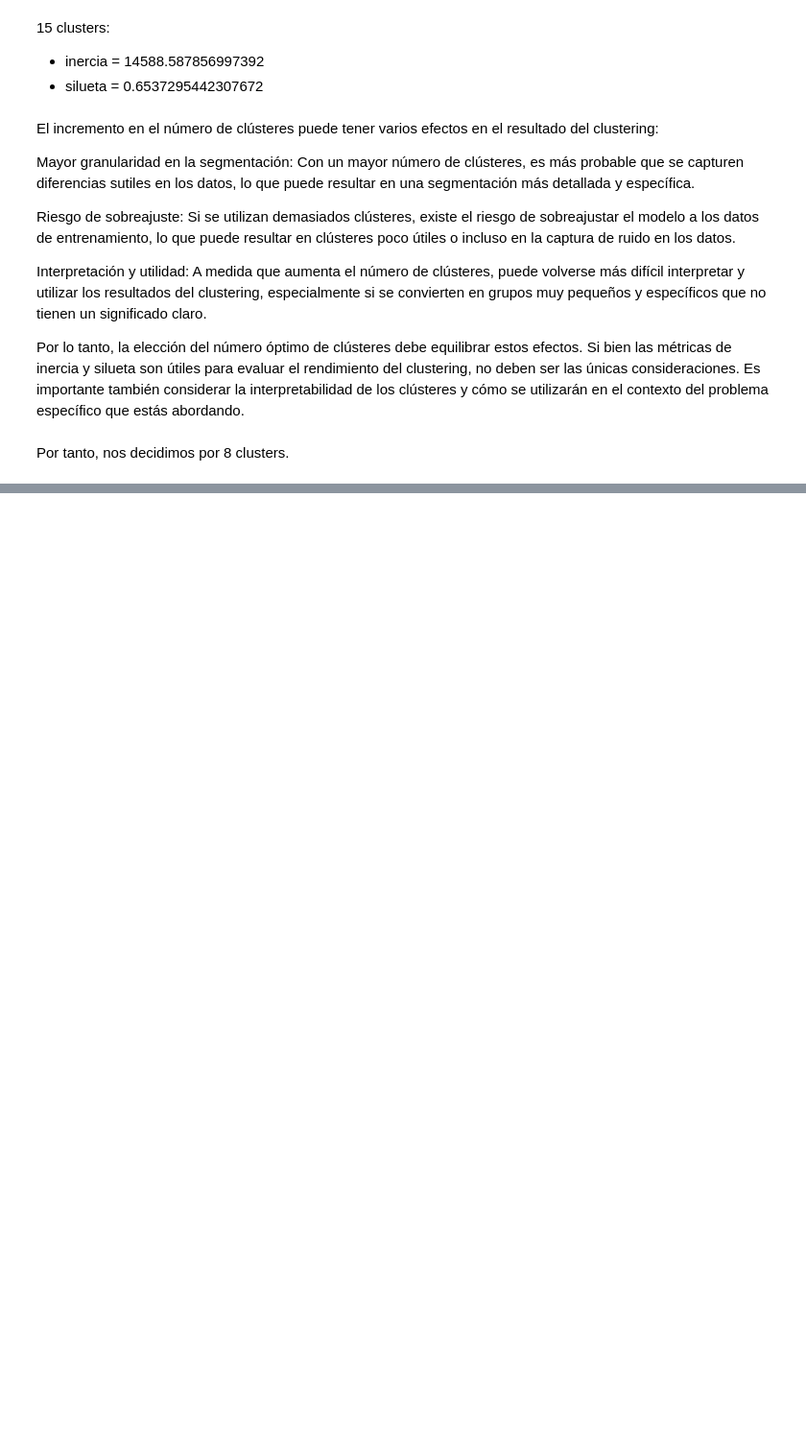
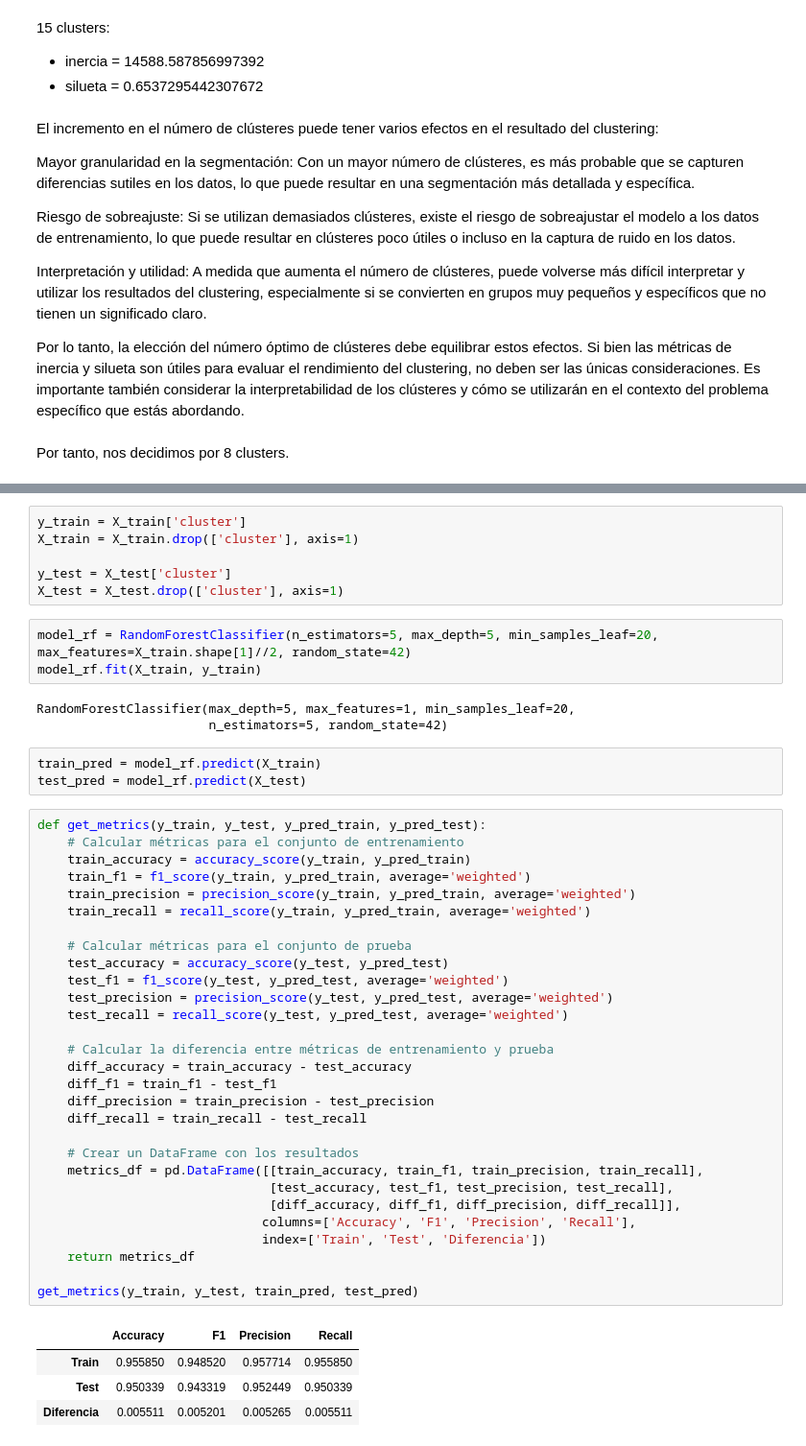
Before and after one commit to RmVa23/Unsupervised-Learning, a Jupyter notebook: src/explore.ipynb, the cells around one changed output, grey strips where cells are left out. Shown at 96% size. Cells and saved outputs as stored; diff of their text form; blank space fills up the shorter version.

```diff
--- a/src/explore.ipynb
+++ b/src/explore.ipynb
@@ -199,0 +211,49 @@ Por tanto, nos decidimos por 8 clusters.
+# %%
+y_train = X_train['cluster']
+X_train = X_train.drop(['cluster'], axis=1)
+
+y_test = X_test['cluster']
+X_test = X_test.drop(['cluster'], axis=1)
+# %%
+model_rf = RandomForestClassifier(n_estimators=5, max_depth=5, min_samples_leaf=20, max_features=X_train.shape[1]//2, random_state=42)
+model_rf.fit(X_train, y_train)
+# %% [output]
+RandomForestClassifier(max_depth=5, max_features=1, min_samples_leaf=20,
+                       n_estimators=5, random_state=42)
+# %%
+train_pred = model_rf.predict(X_train)
+test_pred = model_rf.predict(X_test)
+# %%
+def get_metrics(y_train, y_test, y_pred_train, y_pred_test):
+    # Calcular métricas para el conjunto de entrenamiento
+    train_accuracy = accuracy_score(y_train, y_pred_train)
+    train_f1 = f1_score(y_train, y_pred_train, average='weighted')
+    train_precision = precision_score(y_train, y_pred_train, average='weighted')
+    train_recall = recall_score(y_train, y_pred_train, average='weighted')
+
+    # Calcular métricas para el conjunto de prueba
+    test_accuracy = accuracy_score(y_test, y_pred_test)
+    test_f1 = f1_score(y_test, y_pred_test, average='weighted')
+    test_precision = precision_score(y_test, y_pred_test, average='weighted')
+    test_recall = recall_score(y_test, y_pred_test, average='weighted')
+
+    # Calcular la diferencia entre métricas de entrenamiento y prueba
+    diff_accuracy = train_accuracy - test_accuracy
+    diff_f1 = train_f1 - test_f1
+    diff_precision = train_precision - test_precision
+    diff_recall = train_recall - test_recall
+
+    # Crear un DataFrame con los resultados
+    metrics_df = pd.DataFrame([[train_accuracy, train_f1, train_precision, train_recall],
+                               [test_accuracy, test_f1, test_precision, test_recall],
+                               [diff_accuracy, diff_f1, diff_precision, diff_recall]],
+                              columns=['Accuracy', 'F1', 'Precision', 'Recall'],
+                              index=['Train', 'Test', 'Diferencia'])
+    return metrics_df
+
+get_metrics(y_train, y_test, train_pred, test_pred)
+# %% [output]
+|  | Accuracy | F1 | Precision | Recall |
+| Train | 0.955850 | 0.948520 | 0.957714 | 0.955850 |
+| Test | 0.950339 | 0.943319 | 0.952449 | 0.950339 |
+| Diferencia | 0.005511 | 0.005201 | 0.005265 | 0.005511 |
```
Also changed, not shown: parts of 6 cells of this notebook.
